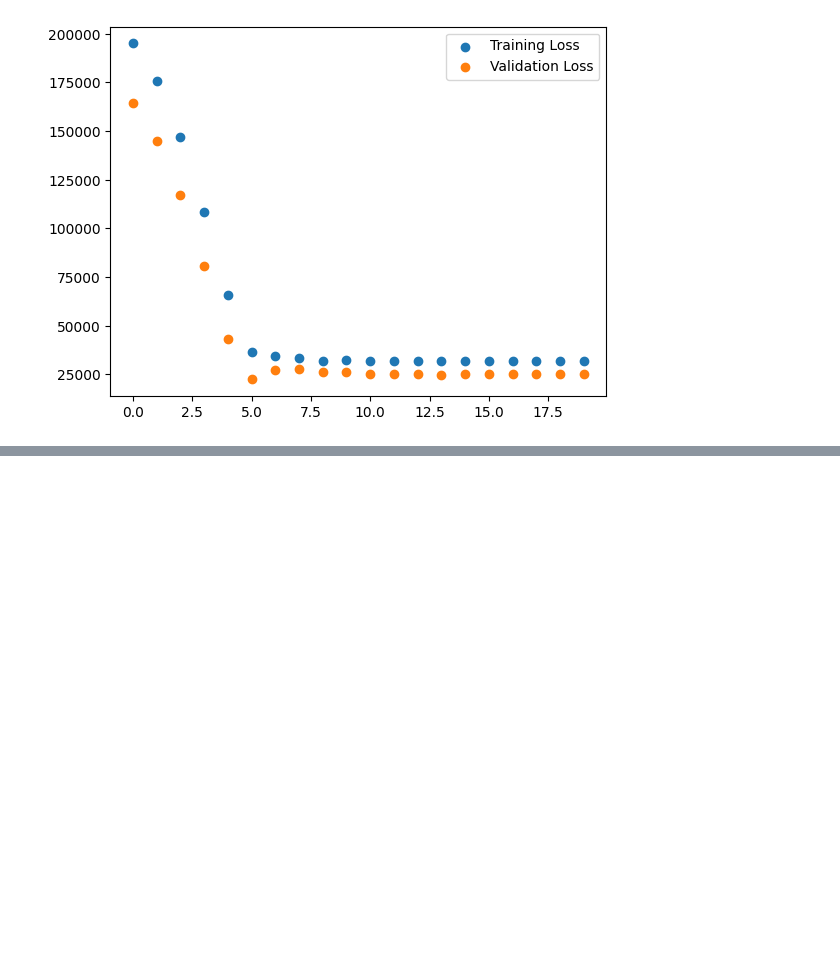
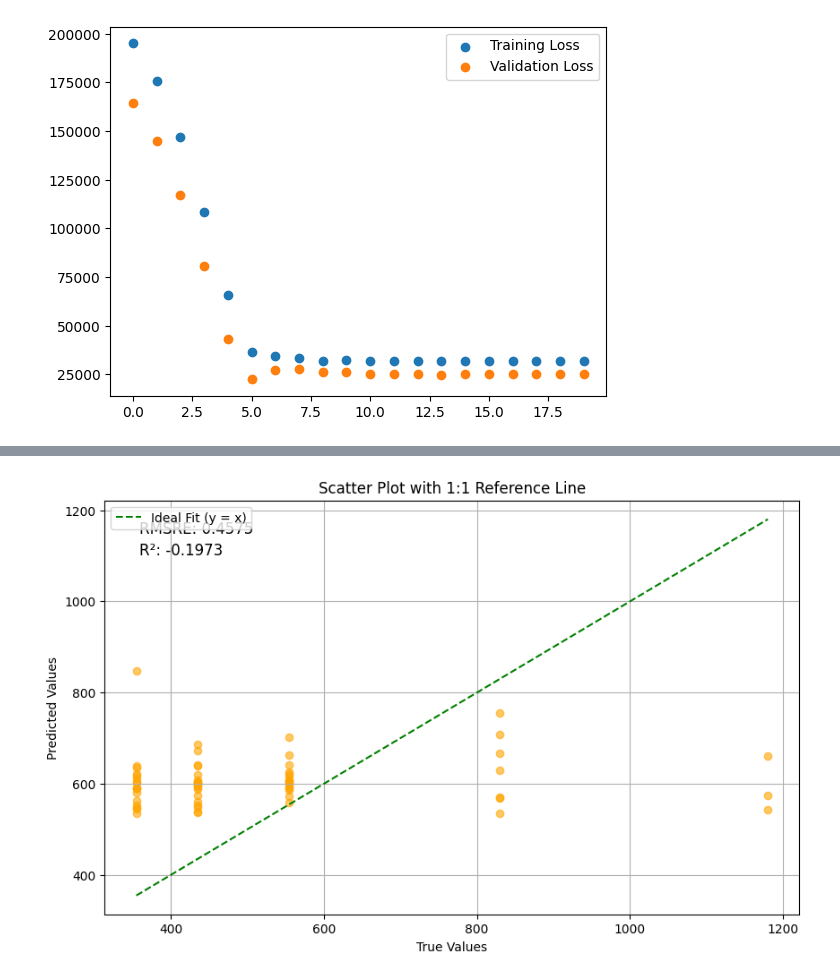
Before and after one commit to omarkhater-school/multi_modal_cgm_analysis, a Jupyter notebook: initial_modeling/cgm_rnn.ipynb, the cells around one changed output, grey strips where cells are left out. Cells and saved outputs as stored; diff of their text form; code cells hidden in the pictures; blank space fills up the shorter version.

Commit message:
rmsre, r2, and regression

```diff
--- a/initial_modeling/cgm_rnn.ipynb
+++ b/initial_modeling/cgm_rnn.ipynb
@@ -320,6 +320,9 @@ plt.show()
 # %% [output]
 [figure]
 # %%
+def rmsre(y_true, y_pred):
+    return np.sqrt(np.mean(((y_true - y_pred) / y_true) ** 2))
+
 # Initialize Model
 input_dim = 2  # Each time step has 2 features
 hidden_dim = 32
@@ -373,8 +376,20 @@ avg_rmse = rmse / total_samples
 # Convert lists of arrays to flattened arrays
 all_outputs = np.concatenate([output.flatten() for output in all_outputs], axis=0)
 all_targets = np.concatenate([target.flatten() for target in all_targets], axis=0)
+# # Compute R2 score
+# r2 = r2_score(all_targets, all_outputs)
+# # RMSRE
+# rrmmssrree = rmsre(all_targets, all_outputs)
+
+# print(f"Avg Loss: {avg_loss:.4f}, Avg RMSE: {avg_rmse:.4f}, RMSRE: {rrmmssrree:.4f}, R² Score: {r2:.4f}")
+
+all_outputs = all_outputs.reshape(-1,4)
+all_targets = all_targets.reshape(-1,4)
+
 # Compute R2 score
-r2 = r2_score(all_targets, all_outputs)
+r2 = r2_score(all_targets[:,1], all_outputs[:,1])
+# RMSRE
+rrmmssrree = rmsre(all_targets[:,1], all_outputs[:,1])
 
-print(f"Avg Loss: {avg_loss:.4f}, Avg RMSE: {avg_rmse:.4f}, R² Score: {r2:.4f}")
+print(f"RMSRE: {rrmmssrree:.4f}, R² Score: {r2:.4f}")
 # %% [output]
@@ -382,3 +397,41 @@ Avg Loss: 23256.4131, Avg RMSE: 155.5363, R² Score: 0.7313
+# %%
+def plot_regression_curve(y_true, y_pred, best_model_rmsre, best_model_r2):
+    """
+    Plot the regression curve for predicted vs true values and display RMSRE and R².
+
+    Parameters:
+    - y_true: The true target values from the training set.
+    - y_pred: The predicted target values from the model.
+    - best_model_rmsre: RMSRE score of the best model.
+    - best_model_r2: R² score of the best model.
+
+    Returns:
+    - None: Displays the regression plot.
+    """
+    # Sort values for a smooth regression line
+    plt.figure(figsize=(10, 6))
+    # Scatter plot
+    plt.scatter(y_true, y_pred, alpha=0.6, color='orange')
+
+    # Reference line (y = x)
+    plt.plot([min(y_true), max(y_true)], [min(y_true), max(y_true)],
+             linestyle='--', color='green', label='Ideal Fit (y = x)')
+
+    # Add RMSRE and R² as text annotations
+    plt.text(0.05, 0.95, f"RMSRE: {best_model_rmsre:.4f}", transform=plt.gca().transAxes, fontsize=12, verticalalignment='top')
+    plt.text(0.05, 0.90, f"R²: {best_model_r2:.4f}", transform=plt.gca().transAxes, fontsize=12, verticalalignment='top')
+
+    # Add labels, legend, and title
+    plt.xlabel('True Values')
+    plt.ylabel('Predicted Values')
+    plt.title('Scatter Plot with 1:1 Reference Line')
+    plt.legend()
+    plt.grid(True)
+    plt.show()
+
+plot_regression_curve(all_targets[:,1], all_outputs[:,1], rrmmssrree, r2)
+# %% [output]
+[figure, added]
 # %%
 model.eval()  # Set the model to evaluation mode
 predictions = []
```
Also changed, not shown: parts of 1 cell of this notebook.
